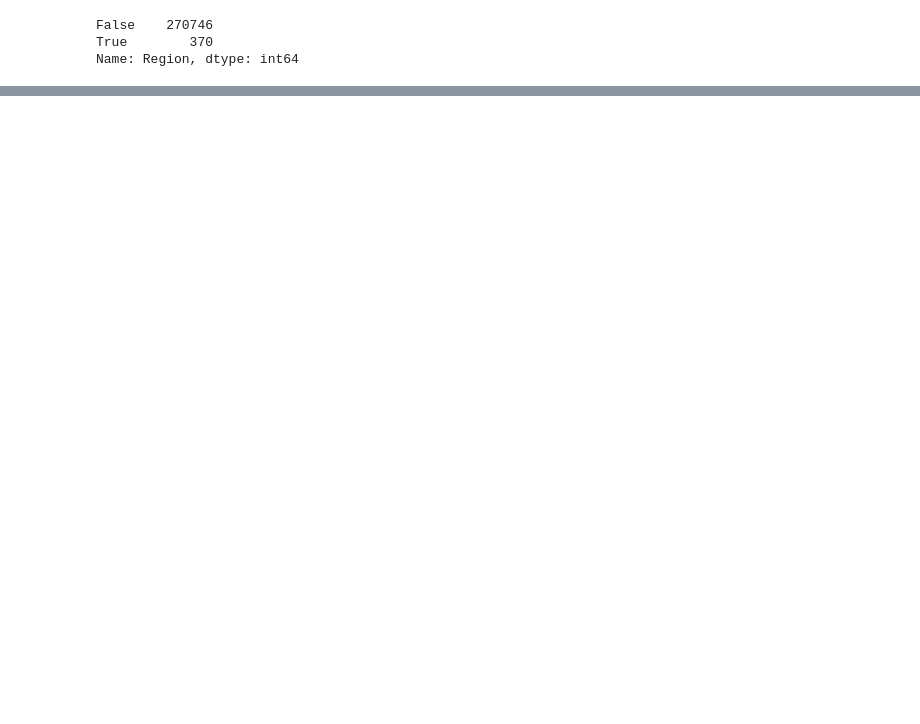
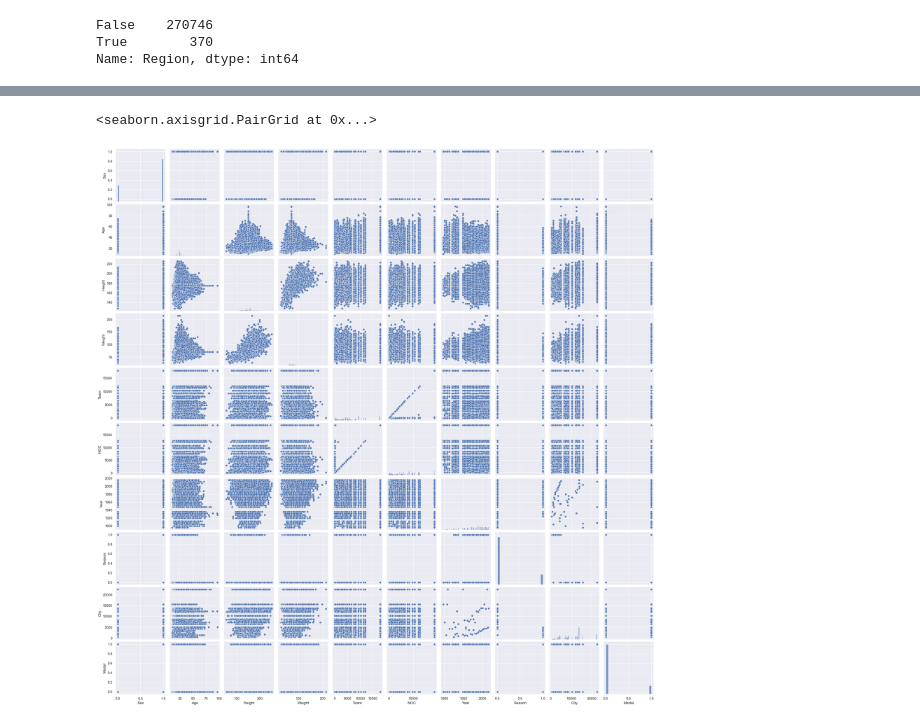
Before and after one commit to shailbpatel/255_group_project, a Jupyter notebook: Python_Code/Code_for_medal_prediction.ipynb, the cells around one changed output, grey strips where cells are left out. Saved outputs shown, nothing was run; the diff lists cells and outputs as text; code cells hidden in the pictures; blank space fills up the shorter version.

```diff
--- a/Python_Code/Code_for_medal_prediction.ipynb
+++ b/Python_Code/Code_for_medal_prediction.ipynb
@@ -672,0 +509,6 @@ weighted avg       0.86      0.88      0.86     89469
+# %%
+from sklearn import preprocessing
+lb = preprocessing.LabelBinarizer()
+# %%
+athlete_merged["Sex"]=lb.fit_transform(athlete_merged["Sex"])
+athlete_merged["Season"]=lb.fit_transform(athlete_merged["Season"])
@@ -672,0 +530,10 @@ weighted avg       0.86      0.88      0.86     89469
+# %%
+#Creating dictionaries which consists Unique value of each column and their count.
+team_dict=athlete_merged['Team'].value_counts().to_dict()
+NOC_dict=athlete_merged['NOC'].value_counts().to_dict()
+city_dict=athlete_merged['City'].value_counts().to_dict()
+# %%
+# Mapping categorical columns with the frequency
+athlete_merged['Team']=athlete_merged['Team'].map(team_dict)
+athlete_merged['NOC']=athlete_merged['NOC'].map(NOC_dict)
+athlete_merged['City']=athlete_merged['City'].map(city_dict)
@@ -672,0 +555,6 @@ weighted avg       0.86      0.88      0.86     89469
+# %%
+import seaborn as sns
+sns.pairplot(athlete_merged)
+# %% [output]
+<seaborn.axisgrid.PairGrid at 0x...>
+[figure, added]
```
Also changed, not shown: parts of 46 cells of this notebook, 2 other files.
